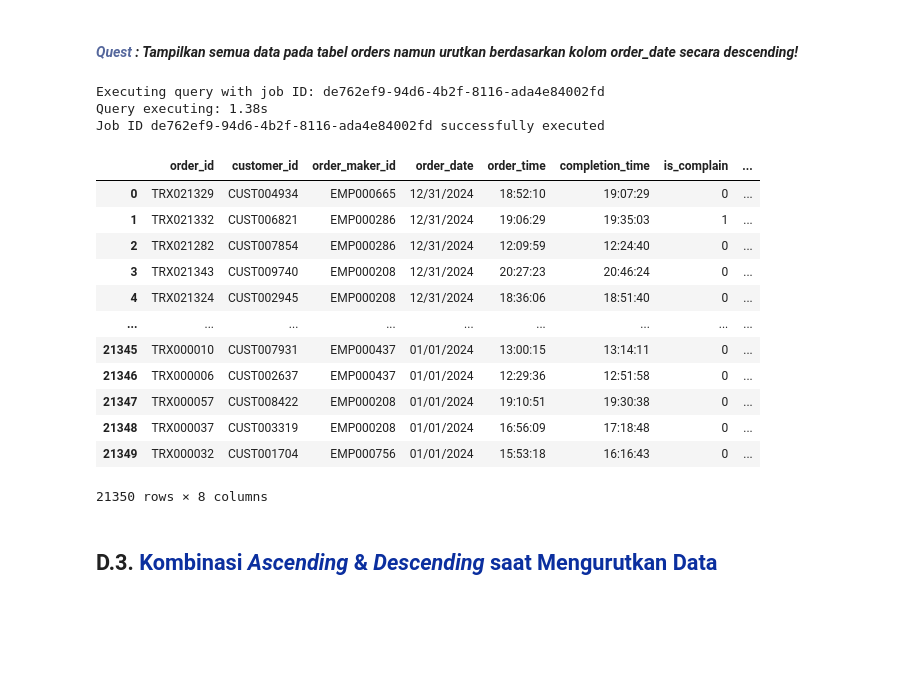
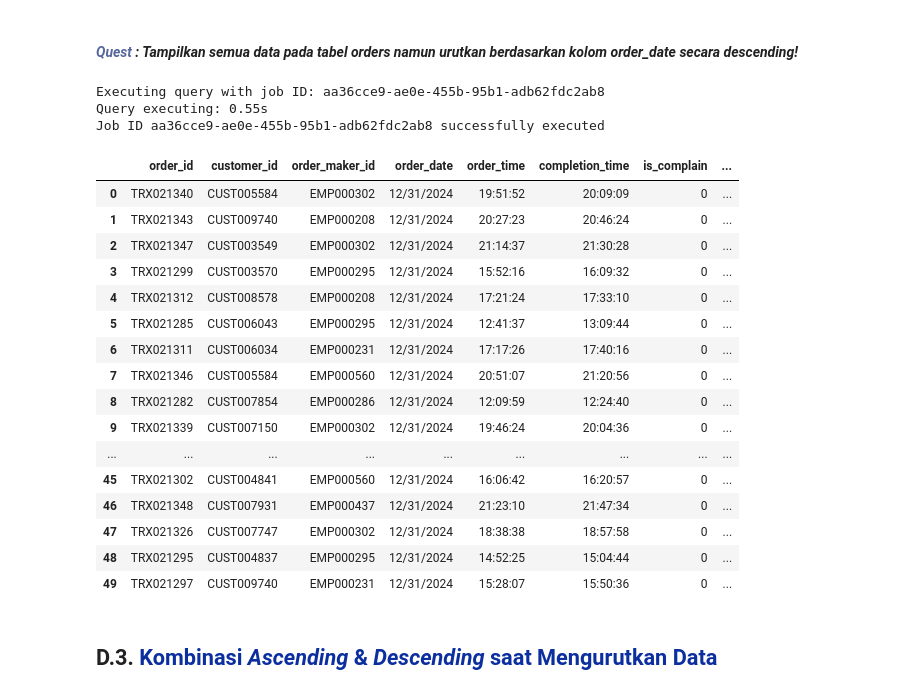
Before and after one commit to Putri-Hasinatuzzafira/SQL_Bigquery-DQLab, a Jupyter notebook: 01_select_limit_orderby.ipynb, the cells around one changed output. Drawn from its saved outputs; the diff is of its cells as text; code cells hidden in the pictures; blank space fills up the shorter version.

```diff
--- a/01_select_limit_orderby.ipynb
+++ b/01_select_limit_orderby.ipynb
@@ -339,26 +367,31 @@ Job ID b5ef8727-e278-4774-b865-bde32f248b9b successfully executed
 # %%
 %%bigquery --project {project_id} --verbose
 
 -- Tampilkan semua data pada tabel orders terurut berdasarkan kolom order_date secara descending
 SELECT * FROM dqlab-putri512.dq_pizza.orders
 ORDER BY order_date DESC
+LIMIT 50
 # %% [output]
-Executing query with job ID: de762ef9-94d6-4b2f-8116-ada4e84002fd
-Query executing: 1.38s
-Job ID de762ef9-94d6-4b2f-8116-ada4e84002fd successfully executed
+Executing query with job ID: aa36cce9-ae0e-455b-95b1-adb62fdc2ab8
+Query executing: 0.55s
+Job ID aa36cce9-ae0e-455b-95b1-adb62fdc2ab8 successfully executed
 |  | order_id | customer_id | order_maker_id | order_date | order_time | completion_time | is_complain | ... |
-| 0 | TRX021329 | CUST004934 | EMP000665 | 12/31/2024 | 18:52:10 | 19:07:29 | 0 | ... |
-| 1 | TRX021332 | CUST006821 | EMP000286 | 12/31/2024 | 19:06:29 | 19:35:03 | 1 | ... |
-| 2 | TRX021282 | CUST007854 | EMP000286 | 12/31/2024 | 12:09:59 | 12:24:40 | 0 | ... |
-| 3 | TRX021343 | CUST009740 | EMP000208 | 12/31/2024 | 20:27:23 | 20:46:24 | 0 | ... |
-| 4 | TRX021324 | CUST002945 | EMP000208 | 12/31/2024 | 18:36:06 | 18:51:40 | 0 | ... |
+| 0 | TRX021340 | CUST005584 | EMP000302 | 12/31/2024 | 19:51:52 | 20:09:09 | 0 | ... |
+| 1 | TRX021343 | CUST009740 | EMP000208 | 12/31/2024 | 20:27:23 | 20:46:24 | 0 | ... |
+| 2 | TRX021347 | CUST003549 | EMP000302 | 12/31/2024 | 21:14:37 | 21:30:28 | 0 | ... |
+| 3 | TRX021299 | CUST003570 | EMP000295 | 12/31/2024 | 15:52:16 | 16:09:32 | 0 | ... |
+| 4 | TRX021312 | CUST008578 | EMP000208 | 12/31/2024 | 17:21:24 | 17:33:10 | 0 | ... |
+| 5 | TRX021285 | CUST006043 | EMP000295 | 12/31/2024 | 12:41:37 | 13:09:44 | 0 | ... |
+| 6 | TRX021311 | CUST006034 | EMP000231 | 12/31/2024 | 17:17:26 | 17:40:16 | 0 | ... |
+| 7 | TRX021346 | CUST005584 | EMP000560 | 12/31/2024 | 20:51:07 | 21:20:56 | 0 | ... |
+| 8 | TRX021282 | CUST007854 | EMP000286 | 12/31/2024 | 12:09:59 | 12:24:40 | 0 | ... |
+| 9 | TRX021339 | CUST007150 | EMP000302 | 12/31/2024 | 19:46:24 | 20:04:36 | 0 | ... |
 | ... | ... | ... | ... | ... | ... | ... | ... | ... |
-| 21345 | TRX000010 | CUST007931 | EMP000437 | 01/01/2024 | 13:00:15 | 13:14:11 | 0 | ... |
-| 21346 | TRX000006 | CUST002637 | EMP000437 | 01/01/2024 | 12:29:36 | 12:51:58 | 0 | ... |
-| 21347 | TRX000057 | CUST008422 | EMP000208 | 01/01/2024 | 19:10:51 | 19:30:38 | 0 | ... |
-| 21348 | TRX000037 | CUST003319 | EMP000208 | 01/01/2024 | 16:56:09 | 17:18:48 | 0 | ... |
-| 21349 | TRX000032 | CUST001704 | EMP000756 | 01/01/2024 | 15:53:18 | 16:16:43 | 0 | ... |
+| 45 | TRX021302 | CUST004841 | EMP000560 | 12/31/2024 | 16:06:42 | 16:20:57 | 0 | ... |
+| 46 | TRX021348 | CUST007931 | EMP000437 | 12/31/2024 | 21:23:10 | 21:47:34 | 0 | ... |
+| 47 | TRX021326 | CUST007747 | EMP000302 | 12/31/2024 | 18:38:38 | 18:57:58 | 0 | ... |
+| 48 | TRX021295 | CUST004837 | EMP000295 | 12/31/2024 | 14:52:25 | 15:04:44 | 0 | ... |
+| 49 | TRX021297 | CUST009740 | EMP000231 | 12/31/2024 | 15:28:07 | 15:50:36 | 0 | ... |
-21350 rows × 8 columns
 # %% [markdown]
 <a id="D.3."></a>
 ## <b>D.3. <span style='color:#0B2F9F'>Kombinasi <i>Ascending</i> & <i>Descending</i> saat Mengurutkan Data</span></b>
```
Also changed, not shown: parts of 11 cells of this notebook.
